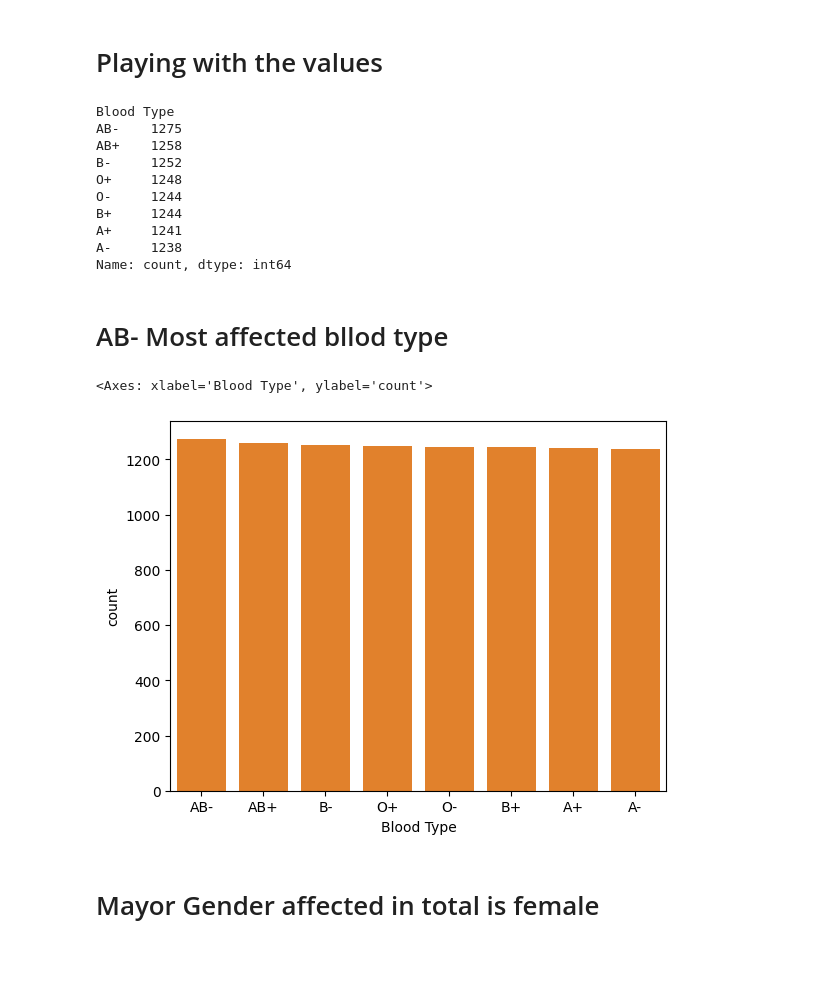
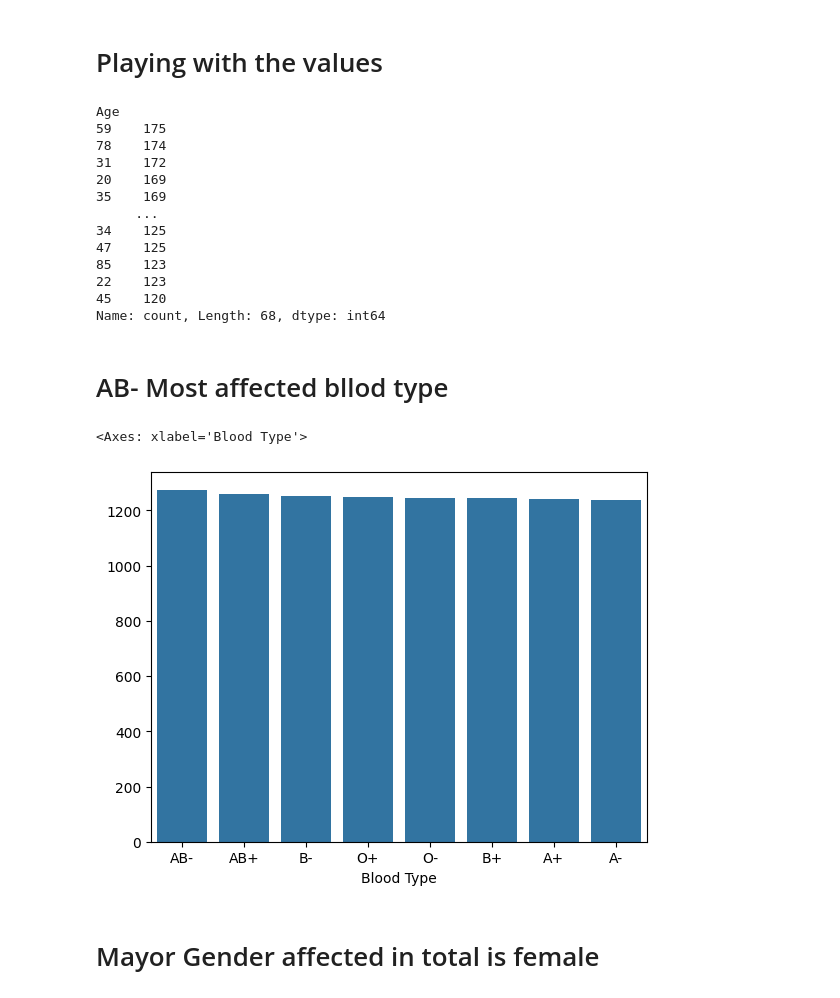
Before and after one commit to JuanBecerra07/bootCAMP, a Jupyter notebook: Actividad 2/Plotting.ipynb, the cells around one changed output. Saved outputs shown, nothing was run; the diff lists cells and outputs as text; code cells hidden in the pictures; blank space fills up the shorter version.

Commit message:
Plotting actividad2

```diff
--- a/Actividad 2/Plotting.ipynb
+++ b/Actividad 2/Plotting.ipynb
@@ -65,26 +75,31 @@ df.shape
 # %%
 Bt=df['Blood Type']
 Bt.value_counts()
+age =df['Age']
+age.value_counts()
+##sns.displot(age)
 # %% [output]
-Blood Type
-AB-    1275
-AB+    1258
-B-     1252
-O+     1248
-O-     1244
-B+     1244
-A+     1241
-A-     1238
-Name: count, dtype: int64
+Age
+59    175
+78    174
+31    172
+20    169
+35    169
+     ...
+34    125
+47    125
+85    123
+22    123
+45    120
+Name: count, Length: 68, dtype: int64
 # %% [markdown]
 # AB- Most affected bllod type
 # %%
 blood = df['Blood Type'].value_counts()
-sns.barplot(blood)
 sns.barplot(x=blood.index , y= blood.values)
 # %% [output]
-<Axes: xlabel='Blood Type', ylabel='count'>
+<Axes: xlabel='Blood Type'>
-[figure, old version]
+[figure, new version]
 # %% [markdown]
 # Mayor Gender affected in total is female
 # %%
```
Also changed, not shown: parts of 7 cells of this notebook.
